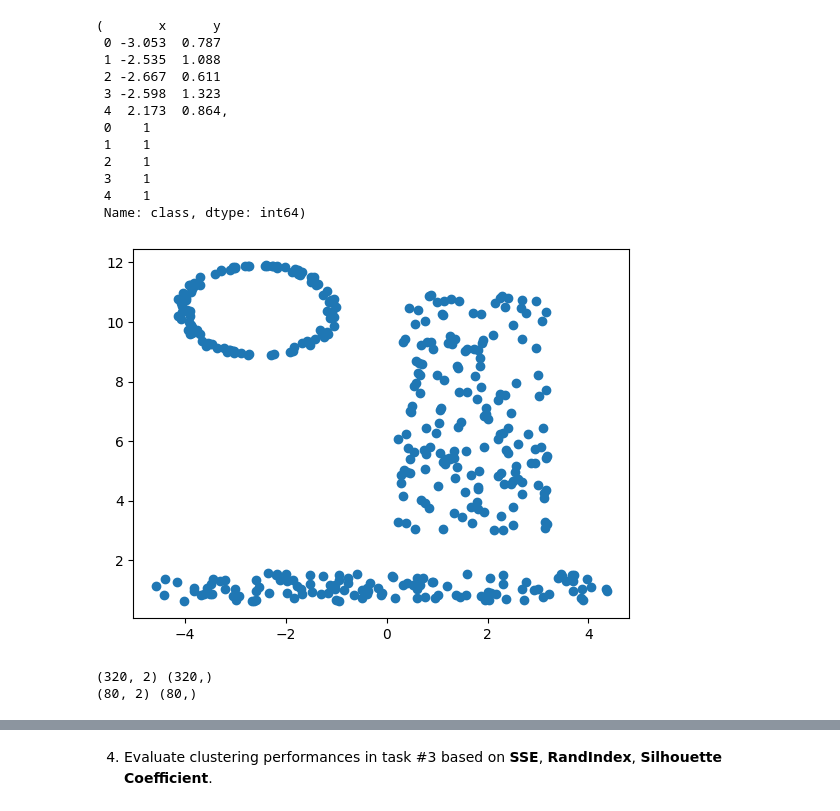
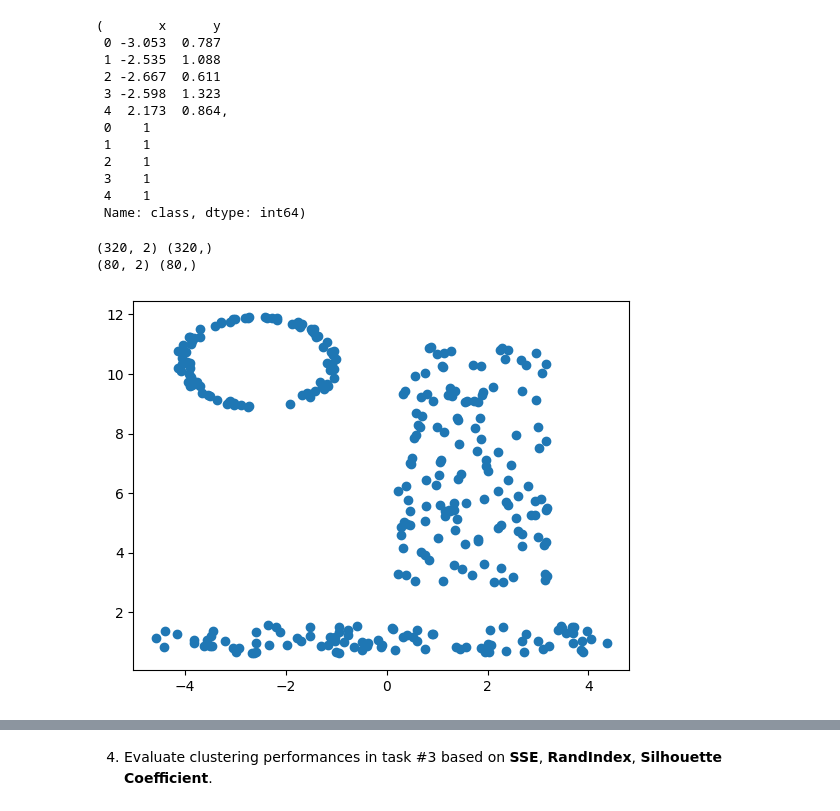
Before and after one commit to natalie2nguyen/MachineLearning, a Jupyter notebook: week10.ipynb, the cells around one changed output, grey strips where cells are left out. Cells and saved outputs as stored; diff of their text form; code cells hidden in the pictures.

```diff
--- a/week10.ipynb
+++ b/week10.ipynb
@@ -32,13 +32,6 @@ X.head(), y.head()
  3    1
  4    1
  Name: class, dtype: int64)
-# %%
-import matplotlib.pyplot as plt
-
-plt.scatter(df['x'], df['y'])
-plt.show()
-# %% [output]
-[figure, removed]
 # %%
 from sklearn.model_selection import train_test_split
 
@@ -48,3 +41,10 @@ print(X_test.shape, y_test.shape)
 # %% [output]
 (320, 2) (320,)
 (80, 2) (80,)
+# %%
+import matplotlib.pyplot as plt
+
+plt.scatter(X_train['x'], X_train['y'])
+plt.show()
+# %% [output]
+[figure, added]
```
Also changed, not shown: parts of 7 cells of this notebook.
